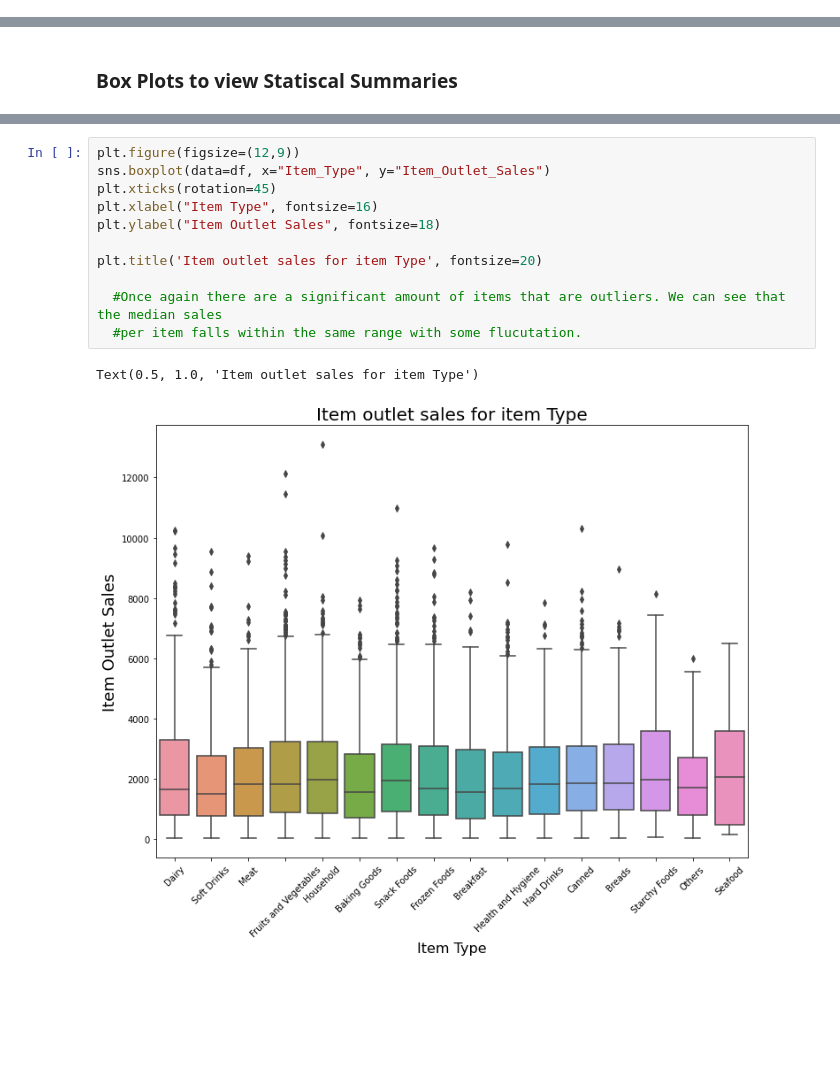
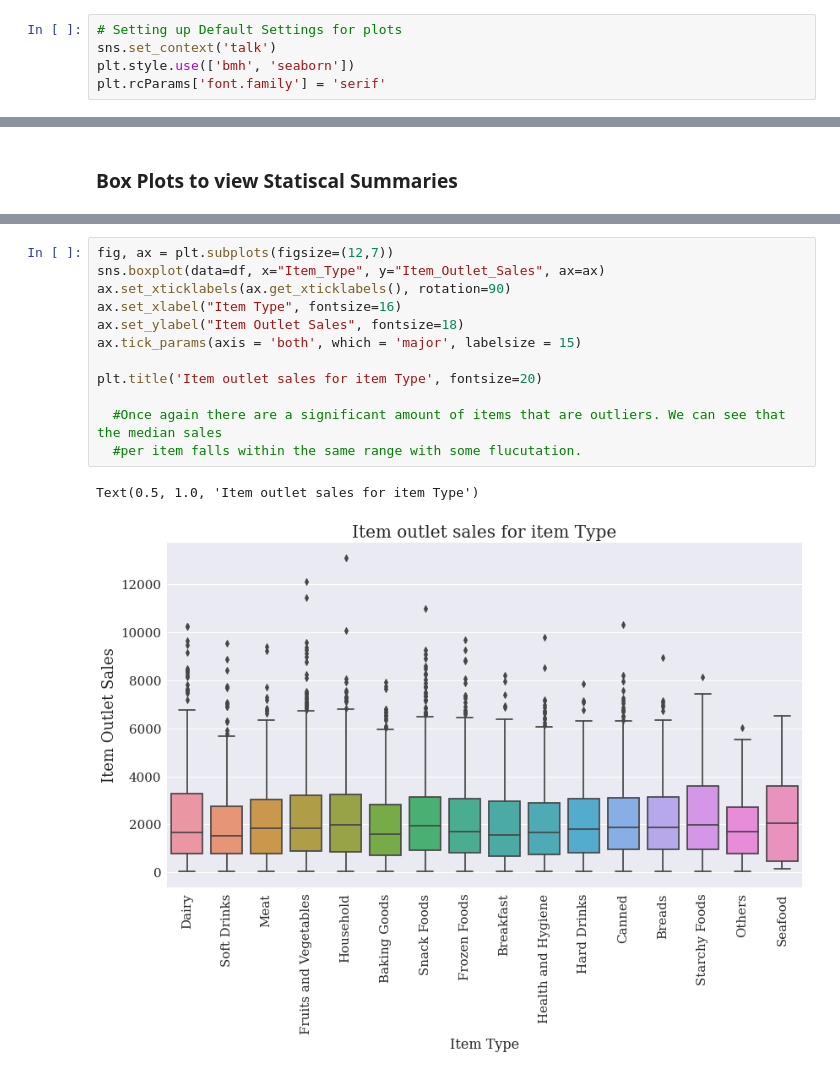
Before and after one commit to rvtovar/sales_predictions, a Jupyter notebook: sales_predictions.ipynb, the cells around one changed output, grey strips where cells are left out. Saved outputs shown, nothing was run; the diff lists cells and outputs as text; blank space fills up the shorter version.

```diff
--- a/sales_predictions.ipynb
+++ b/sales_predictions.ipynb
@@ -177,6 +177,11 @@ df.describe().transpose().round(2)
 | Item_MRP | 8523.0 | 140.99 | 62.28 | 31.29 | 93.83 | 143.01 | 185.64 | 266.89 |
 | Outlet_Establishment_Year | 8523.0 | 1997.83 | 8.37 | 1985.00 | 1987.00 | 1999.00 | 2004.00 | 2009.00 |
 | Item_Outlet_Sales | 8523.0 | 2181.29 | 1706.50 | 33.29 | 834.25 | 1794.33 | 3101.30 | 13086.96 |
+# %%
+# Setting up Default Settings for plots
+sns.set_context('talk')
+plt.style.use(['bmh', 'seaborn'])
+plt.rcParams['font.family'] = 'serif'
 # %%
 corr = df.corr()
 plt.figure(dpi=150)
@@ -244,16 +256,17 @@ Text(0.5, 1.0, 'Item Outlet Sales for Outlet Type')
 # %%
-plt.figure(figsize=(12,9))
-sns.boxplot(data=df, x="Item_Type", y="Item_Outlet_Sales")
-plt.xticks(rotation=45)
-plt.xlabel("Item Type", fontsize=16)
-plt.ylabel("Item Outlet Sales", fontsize=18)
+fig, ax = plt.subplots(figsize=(12,7))
+sns.boxplot(data=df, x="Item_Type", y="Item_Outlet_Sales", ax=ax)
+ax.set_xticklabels(ax.get_xticklabels(), rotation=90)
+ax.set_xlabel("Item Type", fontsize=16)
+ax.set_ylabel("Item Outlet Sales", fontsize=18)
+ax.tick_params(axis = 'both', which = 'major', labelsize = 15)
 
 plt.title('Item outlet sales for item Type', fontsize=20)
 
   #Once again there are a significant amount of items that are outliers. We can see that the median sales
   #per item falls within the same range with some flucutation.
 # %% [output]
 Text(0.5, 1.0, 'Item outlet sales for item Type')
-[figure, old version]
+[figure, new version]
 # %%
 fig,ax = plt.subplots(nrows=1, ncols=1);
```
Also changed, not shown: parts of 7 cells of this notebook.
